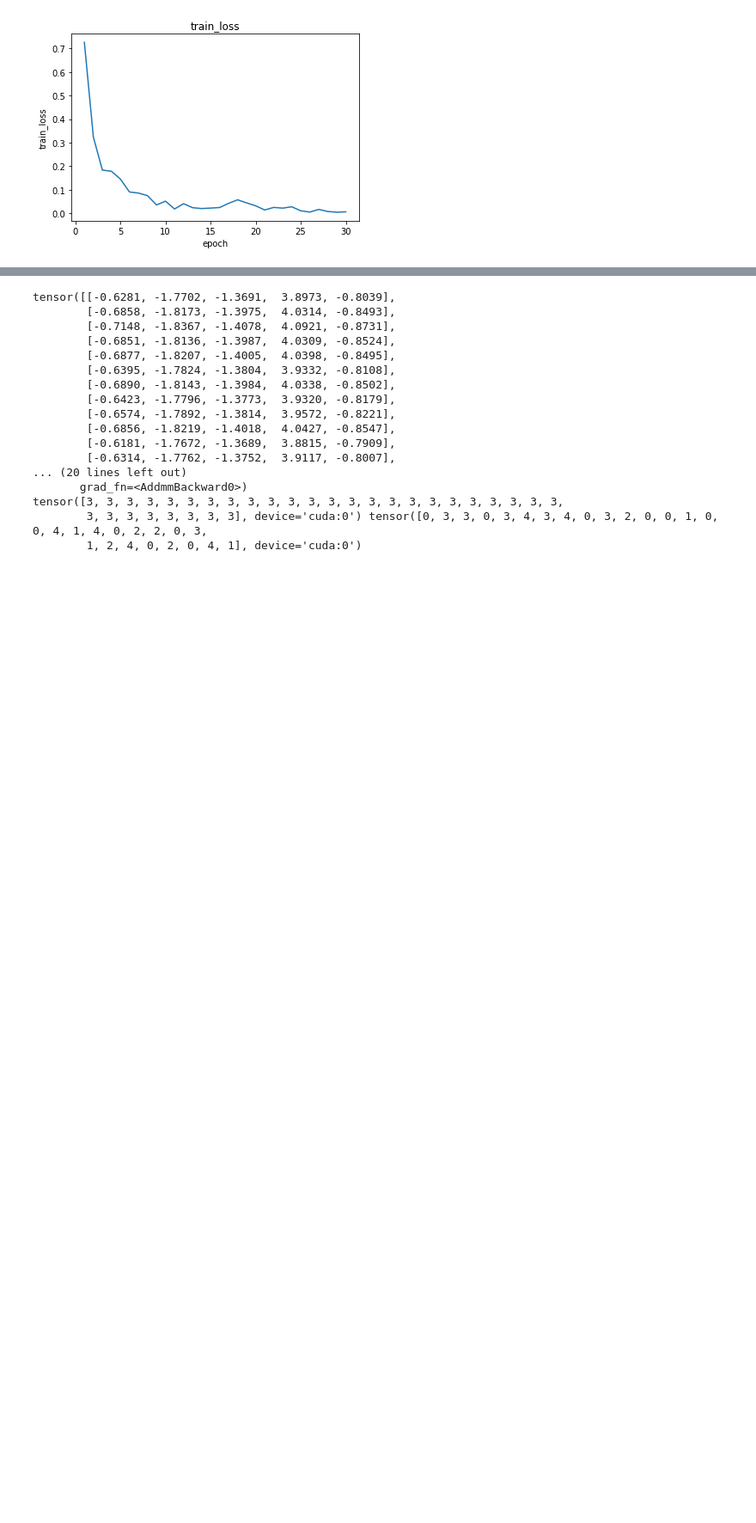
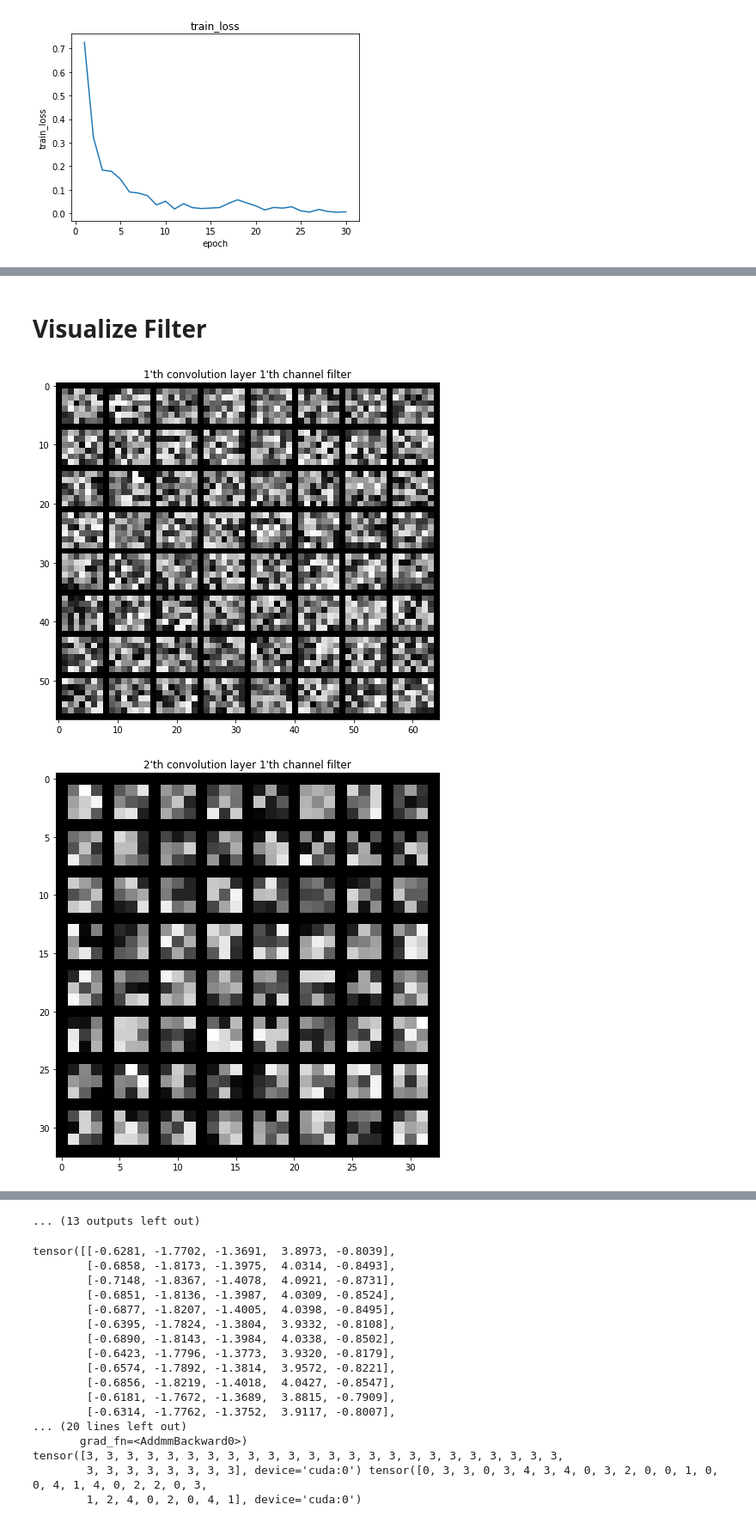
Before and after one commit to sangmin213/DialectClassification, a Jupyter notebook: model.ipynb, the cells around one changed output, grey strips where cells are left out. Shown at 86% size. Saved outputs shown, nothing was run; the diff lists cells and outputs as text; code cells hidden in the pictures; blank space fills up the shorter version.

```diff
--- a/model.ipynb
+++ b/model.ipynb
@@ -859,3 +878,10 @@ plt.show()
 # %% [output]
 [figure]
 [figure]
+# %%
+#extract the filter map of the convolution layer
+filter_map = []
+for param in list(simple_model.parameters()):
+  if param.dim() == 4:
+    print(param.shape)
+    filter_map.append(param)
@@ -861,0 +906,27 @@ plt.show()
+# %% [markdown]
+# Visualize Filter
+# %%
+#Make the function for feature map visualization
+#tensor = (input filter), ch = (channel of filter you want to see)
+from torchvision import utils
+def visTensor(tensor, ch=0, allkernels=False, nrow=8, padding=1):
+  n,c,w,h = tensor.shape
+
+  if allkernels:
+    tensor = tensor.view(n*c, -1, w, h)
+  elif c != 3:
+    tensor = tensor[:,ch,:,:].unsqueeze(dim=1)
+
+  rows = np.min((tensor.shape[0] // nrow + 1, 64))
+  grid = utils.make_grid(tensor, nrow=nrow, normalize=True, padding=padding)
+  plt.figure( figsize=(nrow,rows) )
+  plt.imshow(grid.numpy().transpose((1, 2, 0)))
+# %%
+for n, weight in enumerate(filter_map):
+  ch = 0
+  weight=weight.cpu()
+  visTensor(weight, ch=0, allkernels=False)
+  plt.title(f'{n+1}\'th convolution layer {ch+1}\'th channel filter')
+# %% [output]
+[figure, added]
+[figure, added]
@@ -862,3 +943,4 @@ plt.show()
+... (13 outputs left out)
 # %%
 # simple_model(test_dataset[0][0][1].to(device))
 simple_model.eval()
```
Also changed, not shown: parts of 11 cells of this notebook.
